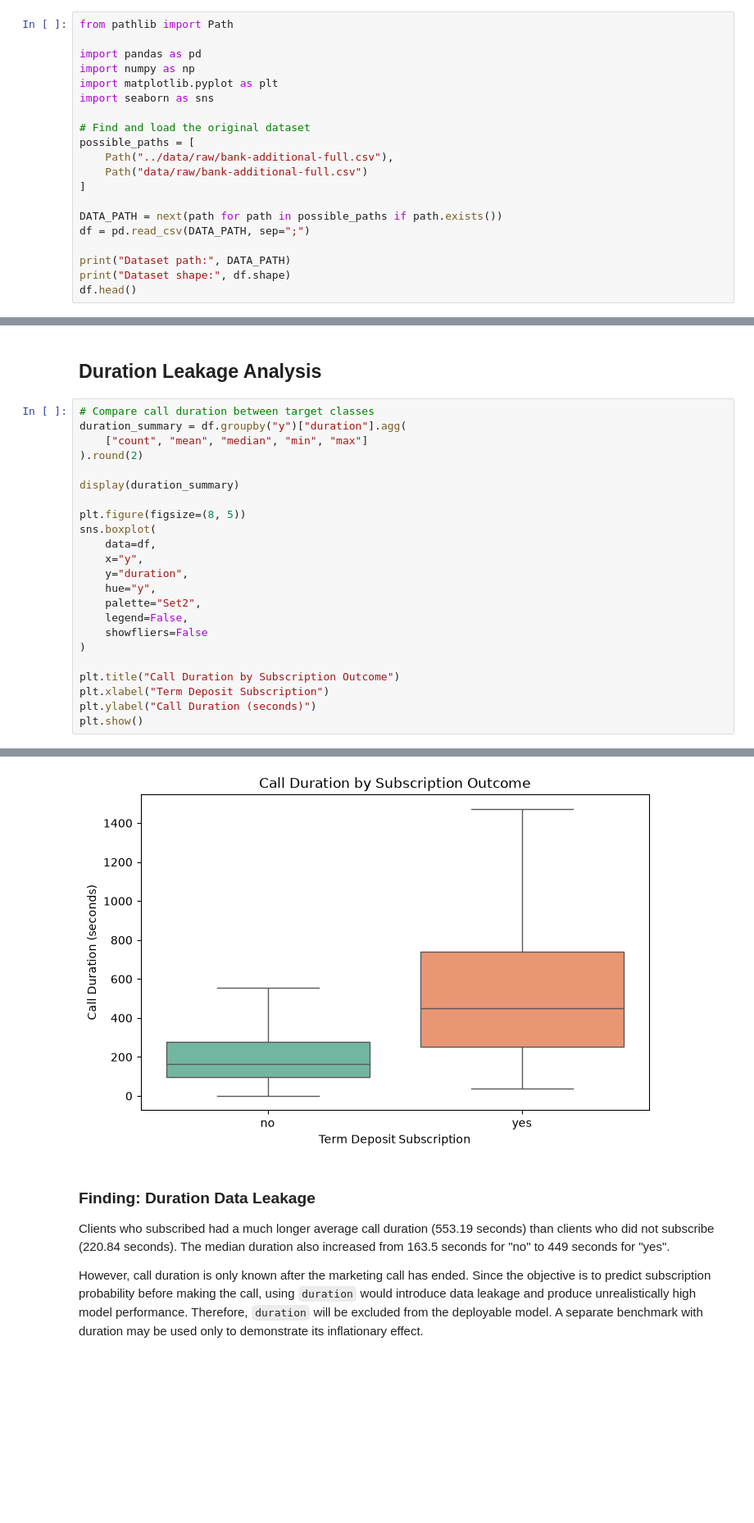
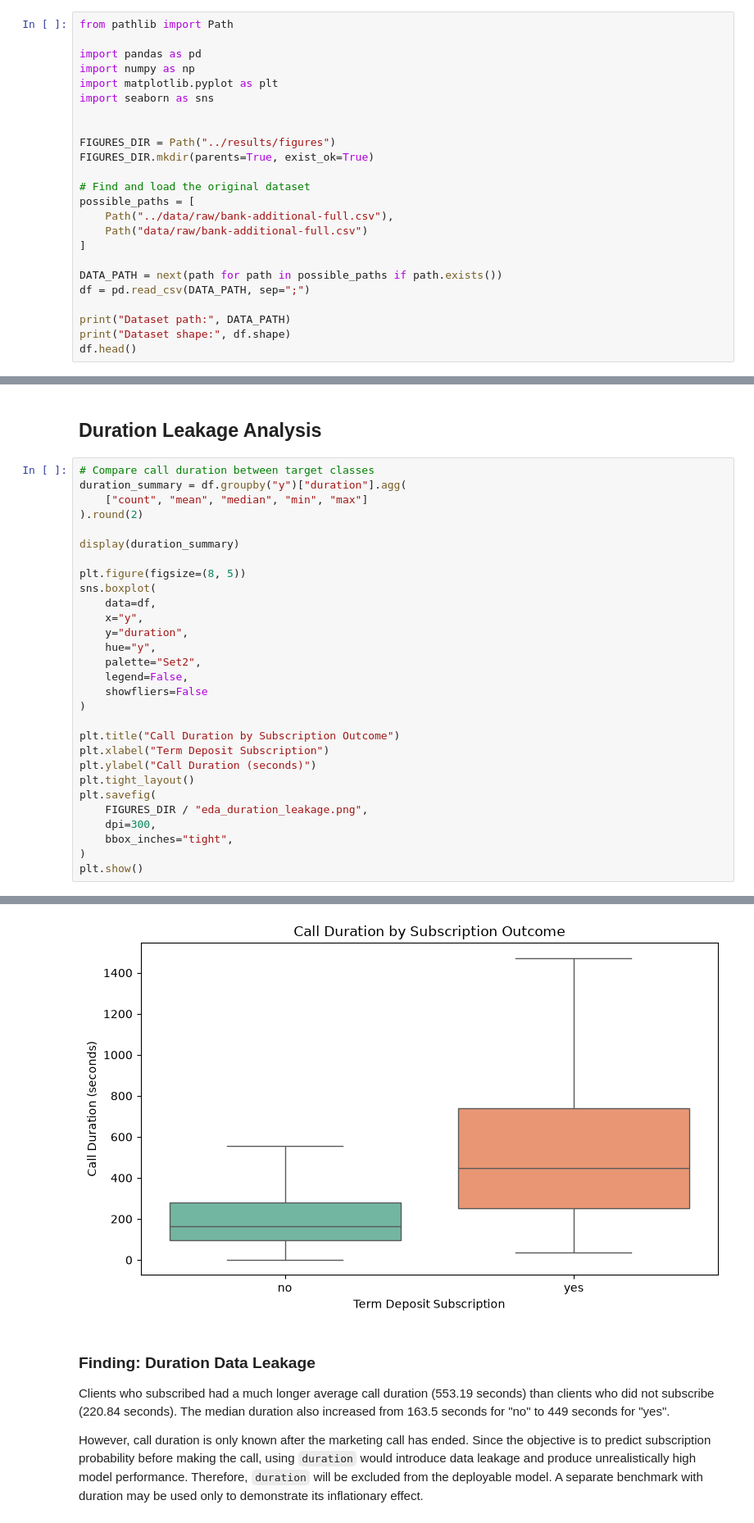
Before and after one commit to Saradala/bank-telemarketing-predictor, a Jupyter notebook: notebooks/02_eda_target_financial_leakage.ipynb, the cells around one changed output, grey strips where cells are left out. Shown at 82% size. Drawn from its saved outputs; the diff is of its cells as text; blank space fills up the shorter version.

```diff
--- a/notebooks/02_eda_target_financial_leakage.ipynb
+++ b/notebooks/02_eda_target_financial_leakage.ipynb
@@ -7,6 +7,10 @@ import pandas as pd
 import numpy as np
 import matplotlib.pyplot as plt
 import seaborn as sns
+
+
+FIGURES_DIR = Path("../results/figures")
+FIGURES_DIR.mkdir(parents=True, exist_ok=True)
 
 # Find and load the original dataset
 possible_paths = [
@@ -180,32 +195,38 @@ plt.show()
 # %%
 # Compare call duration between target classes
 duration_summary = df.groupby("y")["duration"].agg(
     ["count", "mean", "median", "min", "max"]
 ).round(2)
 
 display(duration_summary)
 
 plt.figure(figsize=(8, 5))
 sns.boxplot(
     data=df,
     x="y",
     y="duration",
     hue="y",
     palette="Set2",
     legend=False,
     showfliers=False
 )
 
 plt.title("Call Duration by Subscription Outcome")
 plt.xlabel("Term Deposit Subscription")
 plt.ylabel("Call Duration (seconds)")
+plt.tight_layout()
+plt.savefig(
+    FIGURES_DIR / "eda_duration_leakage.png",
+    dpi=300,
+    bbox_inches="tight",
+)
 plt.show()
 # %% [output]
 |  | count | mean | median | min | max |
 | y |  |  |  |  |  |
 | no | 36548 | 220.84 | 163.5 | 0 | 4918 |
 | yes | 4640 | 553.19 | 449.0 | 37 | 4199 |
-[figure, old version]
+[figure, new version]
 # %% [markdown]
 ### Finding: Duration Data Leakage
 
```
Also changed, not shown: parts of 2 cells of this notebook, 5 other files.
